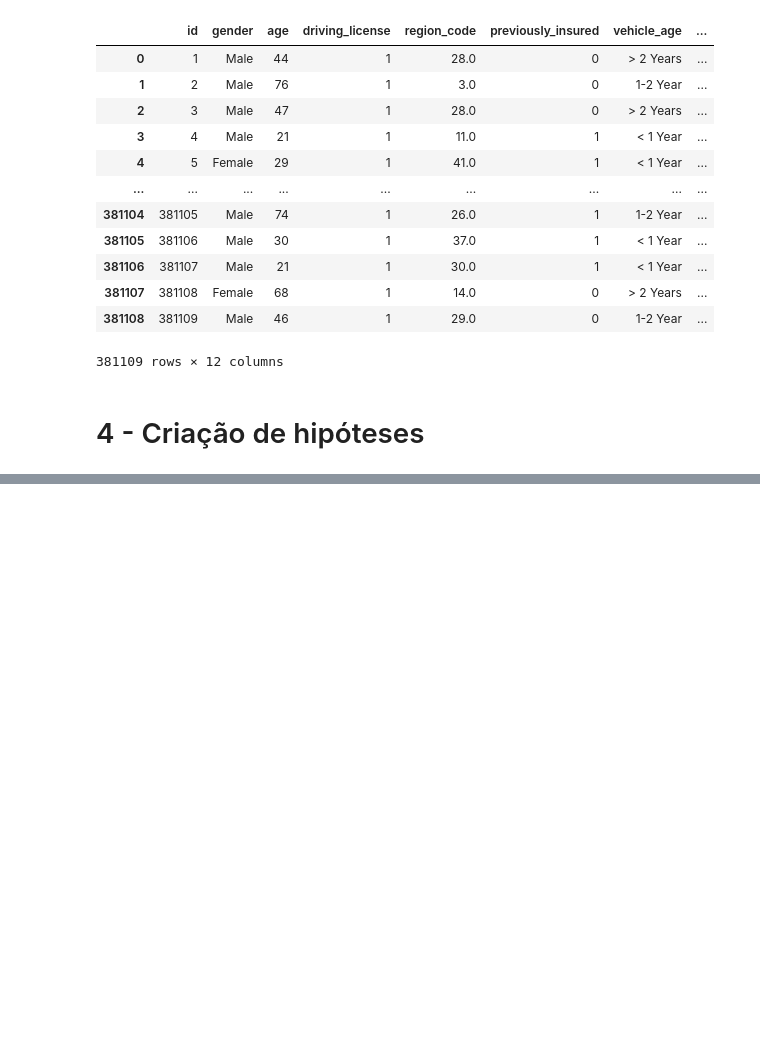
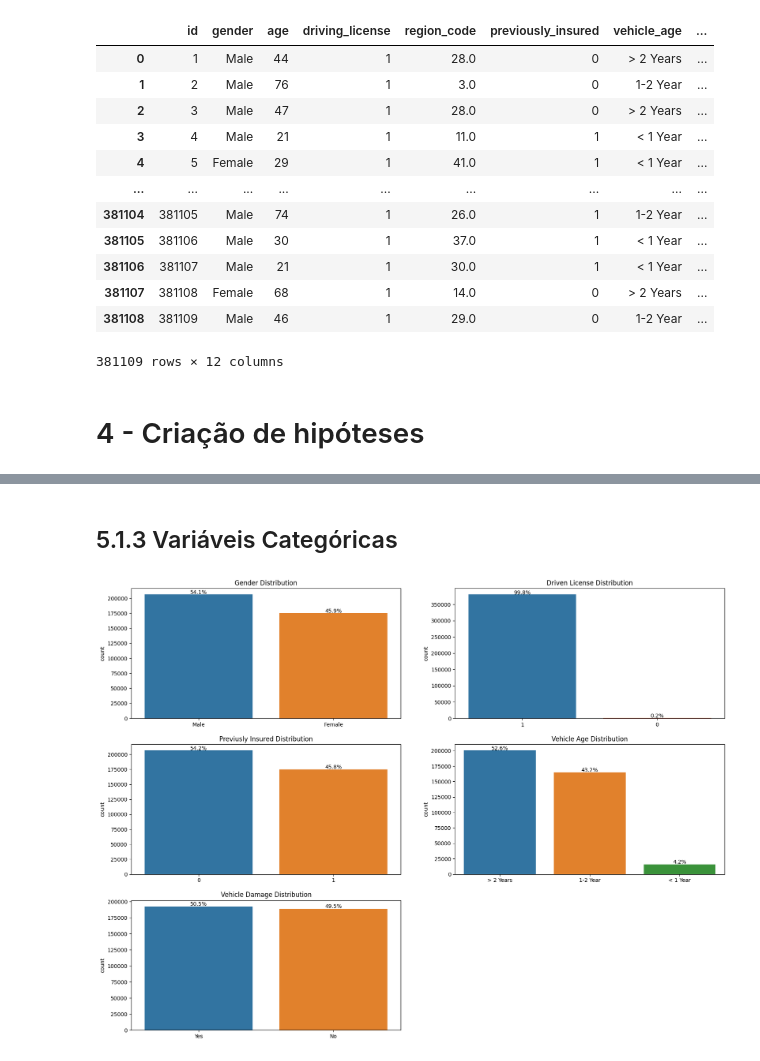
Before and after one commit to RodolfoHelf/insurence_cross_sell, a Jupyter notebook: notebooks/data_analysis.ipynb, the cells around one changed output, grey strips where cells are left out. Saved outputs shown, nothing was run; the diff lists cells and outputs as text; code cells hidden in the pictures; blank space fills up the shorter version.

```diff
--- a/notebooks/data_analysis.ipynb
+++ b/notebooks/data_analysis.ipynb
@@ -201,0 +265,34 @@ df3
+# %% [markdown]
+## 5.1.3 Variáveis Categóricas
+# %%
+plt.figure(figsize=(20,15))
+
+
+plt.subplot(3,2,1)
+plt.title("Gender Distribution")
+ax1 =sns.barplot(x=df5["gender"].unique() ,y= df5["gender"].value_counts())
+annotate_percentages(ax1,df5["gender"])
+
+plt.subplot(3,2,2)
+plt.title("Driven License Distribution")
+ax2 =sns.barplot(x=df5["driving_license"].unique() ,y= df5["driving_license"].value_counts())
+annotate_percentages(ax2,df5["driving_license"])
+
+plt.subplot(3,2,3)
+plt.title("Previusly Insured Distribution")
+ax3 =sns.barplot(x=df5["previously_insured"].unique() ,y= df5["previously_insured"].value_counts())
+annotate_percentages(ax3,df5["previously_insured"])
+
+plt.subplot(3,2,4)
+plt.title("Vehicle Age Distribution")
+ax4 =sns.barplot(x=df5["vehicle_age"].unique() ,y= df5["vehicle_age"].value_counts())
+annotate_percentages(ax4,df5["vehicle_age"])
+
+plt.subplot(3,2,5)
+plt.title("Vehicle Damage Distribution")
+ax5 =sns.barplot(x=df5["vehicle_damage"].unique() ,y= df5["vehicle_damage"].value_counts())
+annotate_percentages(ax5,df5["vehicle_damage"])
+
+plt.show()
+# %% [output]
+[figure, added]
```
Also changed, not shown: parts of 38 cells of this notebook.
